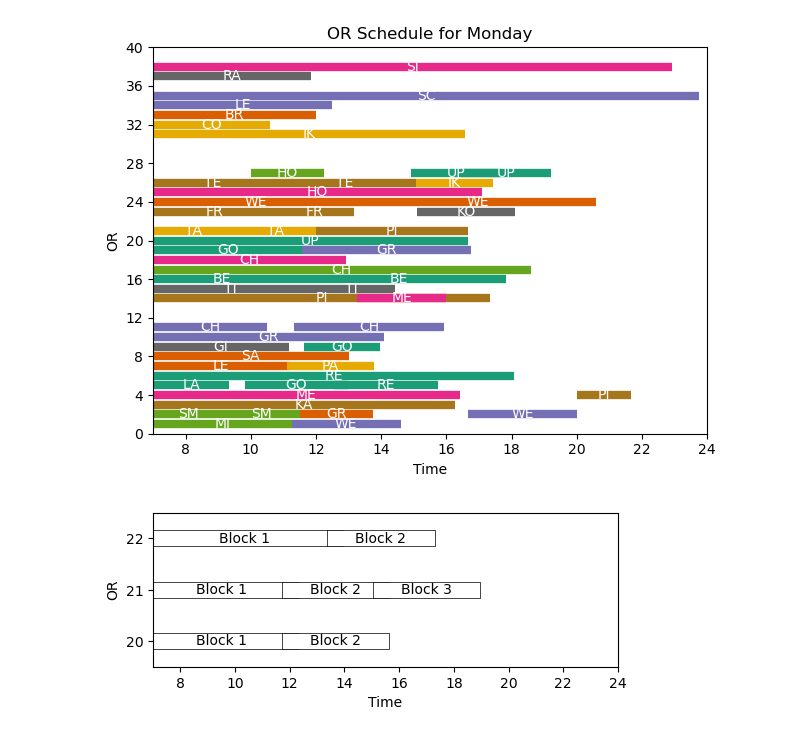
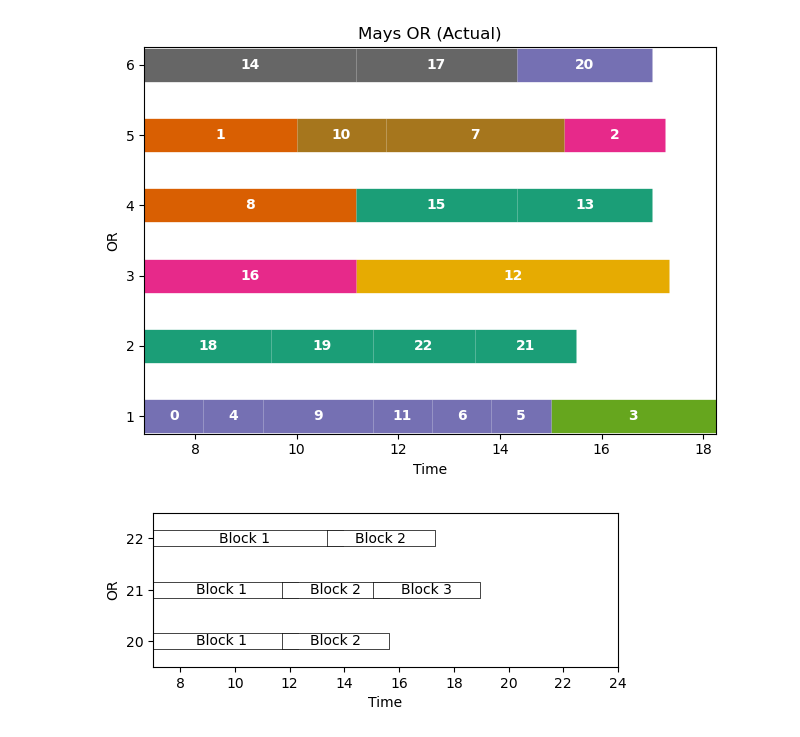
Before and after one commit to LiuDaveLiu/theatre-scheduling, a Jupyter notebook: modelling/plot_gantt.ipynb, the cells around one changed output. Drawn from its saved outputs; the diff is of its cells as text; code cells hidden in the pictures.

```diff
--- a/modelling/plot_gantt.ipynb
+++ b/modelling/plot_gantt.ipynb
@@ -8,7 +8,8 @@ import matplotlib.cm as cm
 import matplotlib.patheffects as pe
 from matplotlib.ticker import MaxNLocator
 # %%
-case_path = os.path.join(os.path.dirname(os.getcwd()), "data", "gantt_main.csv")
+case_path = os.path.join(os.path.dirname(os.getcwd()), "data", "gantt.csv")
+# case_path = os.path.join(os.path.dirname(os.getcwd()), "data", "gantt_main.csv")
 # case_path = os.path.join(os.path.dirname(os.getcwd()), "data", "gantt_main_week.csv") # whole week
 # %%
 df = pd.read_csv(case_path)
@@ -26,38 +27,47 @@ df['SurgeonID'] = df.groupby('Primary Surgeon Name').ngroup()
 # %%
 sessions = sorted(list(df['Room'].unique()))
 
 # bar_style = {'alpha': 1.0, 'lw': 1, 'solid_capstyle': 'butt'} # 200
-text_style = {'color': 'white', 'ha': 'center', 'va': 'center'}
-bar_style = {'alpha': 1.0, 'lw': 6, 'solid_capstyle': 'butt'} # 40 ors
-# text_style = {'color': 'white', 'weight': 'bold', 'ha': 'center', 'va': 'center'}
+# text_style = {'color': 'white', 'ha': 'center', 'va': 'center'}
+bar_style = {'alpha': 1.0, 'lw': 24, 'solid_capstyle': 'butt'} # 40 ors
+text_style = {'color': 'white', 'weight': 'bold', 'ha': 'center', 'va': 'center'}
+
 colors = cm.Dark2.colors
 
 fig, ax = plt.subplots(1, 1)
+
+# for s_ix, s in df.iterrows():
+#     xs = s['Scheduled Setup Start'].hour + s['Scheduled Setup Start'].minute/60
+#     xf = s['Scheduled Cleanup Complete'].hour + s['Scheduled Cleanup Complete'].minute/60
+#     ax.plot([xs, xf], [s['Room']] * 2, c=colors[s['SurgeonID']%len(colors)], **bar_style)
+#     ax.text((xs + xf) / 2, s['Room'], s['Primary Surgeon Name'][:2], **text_style)
 
 for s_ix, s in df.iterrows():
     xs = s['Scheduled Setup Start'].hour + s['Scheduled Setup Start'].minute/60
     xf = s['Scheduled Cleanup Complete'].hour + s['Scheduled Cleanup Complete'].minute/60
     ax.plot([xs, xf], [s['Room']] * 2, c=colors[s['SurgeonID']%len(colors)], **bar_style)
-    ax.text((xs + xf) / 2, s['Room'], s['Primary Surgeon Name'][:2], **text_style)
+    ax.text((xs + xf) / 2, s['Room'], s['CaseID'], **text_style)
 
-ax.set_title('OR Schedule for Monday')
+# ax.set_title('OR Schedule for Monday')
 # ax.set_title('OR Schedule for the week')
-# ax.set_title('Mays OR (Actual)')
+ax.set_title('Mays OR (Actual)')
 ax.set_xlabel('Time')
 
 ax.set_ylabel('OR')
 # ax.grid(True)
-ax.set_xlim([7, 24])
-ax.set_ylim([0, 40])
+ax.set_xlim([7, 18.25])
+# ax.set_ylim([0, 7])
+# ax.set_xlim([7, 24])
+# ax.set_ylim([0, 40])
 # ax.set_xlim([7, 24])
 # ax.set_ylim([0, 200])
 
 ax.yaxis.set_major_locator(MaxNLocator(integer=True))
 
 fig.tight_layout()
 plt.show()
 # %% [output]
-[figure, old version]
+[figure, new version]
 # %%
 text_style = {'color': 'black', 'ha': 'center', 'va': 'center'}
 # bar_style = {'alpha': 1.0, 'lw': 6, 'solid_capstyle': 'butt'} # 40 ors
```
Also changed, not shown: 12 other files.
